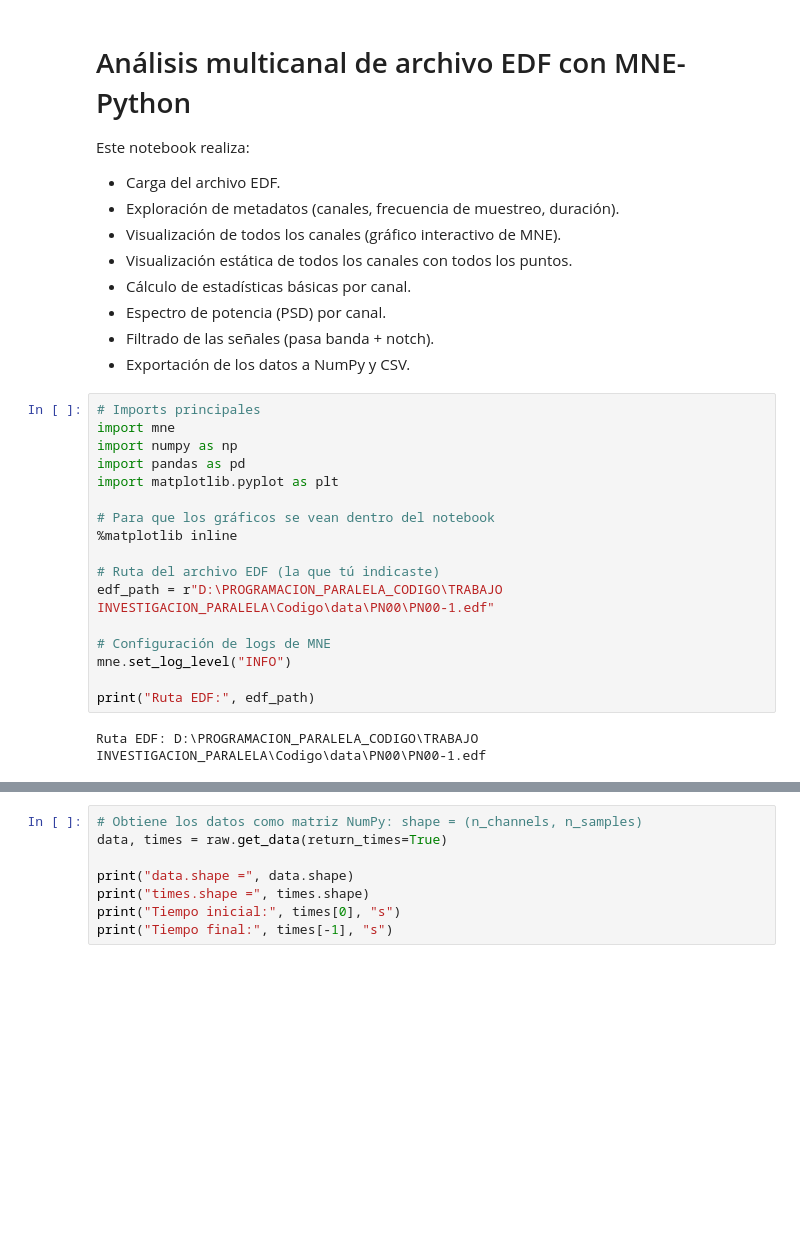
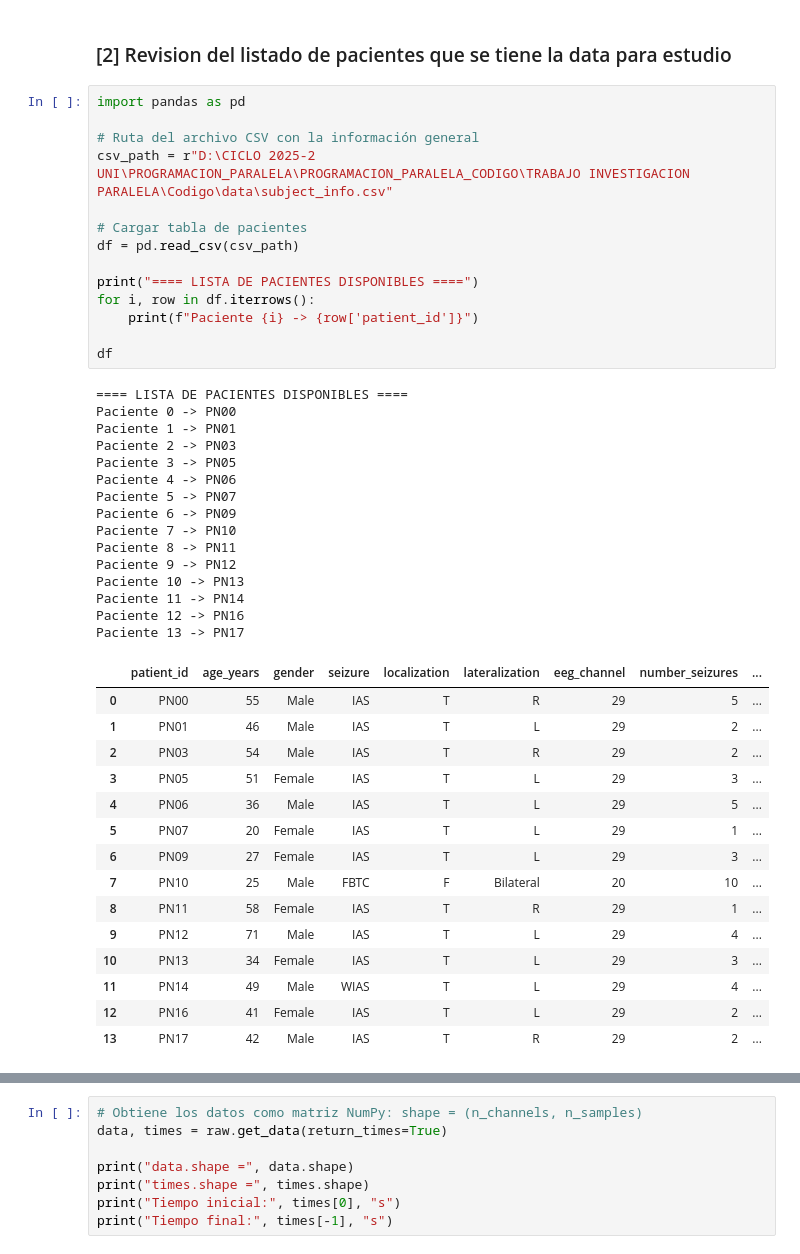
Before and after one commit to CeSaRLoPeZArTeAgA/PROGRAMACION_PARALELA_CODIGO, a Jupyter notebook: TRABAJO INVESTIGACION PARALELA/Codigo/LECTURA.ipynb, the cells around one changed output, grey strips where cells are left out. Cells and saved outputs as stored; diff of their text form; blank space fills up the shorter version.

```diff
--- a/TRABAJO INVESTIGACION PARALELA/Codigo/LECTURA.ipynb
+++ b/TRABAJO INVESTIGACION PARALELA/Codigo/LECTURA.ipynb
@@ -95,32 +75,47 @@ plt.show()
-# %% [markdown]
-# Análisis multicanal de archivo EDF con MNE-Python
-
-Este notebook realiza:
-
-- Carga del archivo EDF.
-- Exploración de metadatos (canales, frecuencia de muestreo, duración).
-- Visualización de todos los canales (gráfico interactivo de MNE).
-- Visualización estática de todos los canales con todos los puntos.
-- Cálculo de estadísticas básicas por canal.
-- Espectro de potencia (PSD) por canal.
-- Filtrado de las señales (pasa banda + notch).
-- Exportación de los datos a NumPy y CSV.
-# %%
-# Imports principales
-import mne
-import numpy as np
-import pandas as pd
-import matplotlib.pyplot as plt
-
-# Para que los gráficos se vean dentro del notebook
-%matplotlib inline
-
-# Ruta del archivo EDF (la que tú indicaste)
-edf_path = r"D:\PROGRAMACION_PARALELA_CODIGO\TRABAJO INVESTIGACION_PARALELA\Codigo\data\PN00\PN00-1.edf"
-
-# Configuración de logs de MNE
-mne.set_log_level("INFO")
-
-print("Ruta EDF:", edf_path)
-# %% [output]
-Ruta EDF: D:\PROGRAMACION_PARALELA_CODIGO\TRABAJO INVESTIGACION_PARALELA\Codigo\data\PN00\PN00-1.edf
+# %% [markdown]
+### [2] Revision del listado de pacientes que se tiene la data para estudio
+# %%
+import pandas as pd
+
+# Ruta del archivo CSV con la información general
+csv_path = r"D:\CICLO 2025-2 UNI\PROGRAMACION_PARALELA\PROGRAMACION_PARALELA_CODIGO\TRABAJO INVESTIGACION PARALELA\Codigo\data\subject_info.csv"
+
+# Cargar tabla de pacientes
+df = pd.read_csv(csv_path)
+
+print("==== LISTA DE PACIENTES DISPONIBLES ====")
+for i, row in df.iterrows():
+    print(f"Paciente {i} -> {row['patient_id']}")
+
+df
+# %% [output]
+==== LISTA DE PACIENTES DISPONIBLES ====
+Paciente 0 -> PN00
+Paciente 1 -> PN01
+Paciente 2 -> PN03
+Paciente 3 -> PN05
+Paciente 4 -> PN06
+Paciente 5 -> PN07
+Paciente 6 -> PN09
+Paciente 7 -> PN10
+Paciente 8 -> PN11
+Paciente 9 -> PN12
+Paciente 10 -> PN13
+Paciente 11 -> PN14
+Paciente 12 -> PN16
+Paciente 13 -> PN17
+|  | patient_id | age_years | gender | seizure | localization | lateralization | eeg_channel | number_seizures | ... |
+| 0 | PN00 | 55 | Male | IAS | T | R | 29 | 5 | ... |
+| 1 | PN01 | 46 | Male | IAS | T | L | 29 | 2 | ... |
+| 2 | PN03 | 54 | Male | IAS | T | R | 29 | 2 | ... |
+| 3 | PN05 | 51 | Female | IAS | T | L | 29 | 3 | ... |
+| 4 | PN06 | 36 | Male | IAS | T | L | 29 | 5 | ... |
+| 5 | PN07 | 20 | Female | IAS | T | L | 29 | 1 | ... |
+| 6 | PN09 | 27 | Female | IAS | T | L | 29 | 3 | ... |
+| 7 | PN10 | 25 | Male | FBTC | F | Bilateral | 20 | 10 | ... |
+| 8 | PN11 | 58 | Female | IAS | T | R | 29 | 1 | ... |
+| 9 | PN12 | 71 | Male | IAS | T | L | 29 | 4 | ... |
+| 10 | PN13 | 34 | Female | IAS | T | L | 29 | 3 | ... |
+| 11 | PN14 | 49 | Male | WIAS | T | L | 29 | 4 | ... |
+| 12 | PN16 | 41 | Female | IAS | T | L | 29 | 2 | ... |
+| 13 | PN17 | 42 | Male | IAS | T | R | 29 | 2 | ... |
```
Also changed, not shown: parts of 39 cells of this notebook, 1 other file.
